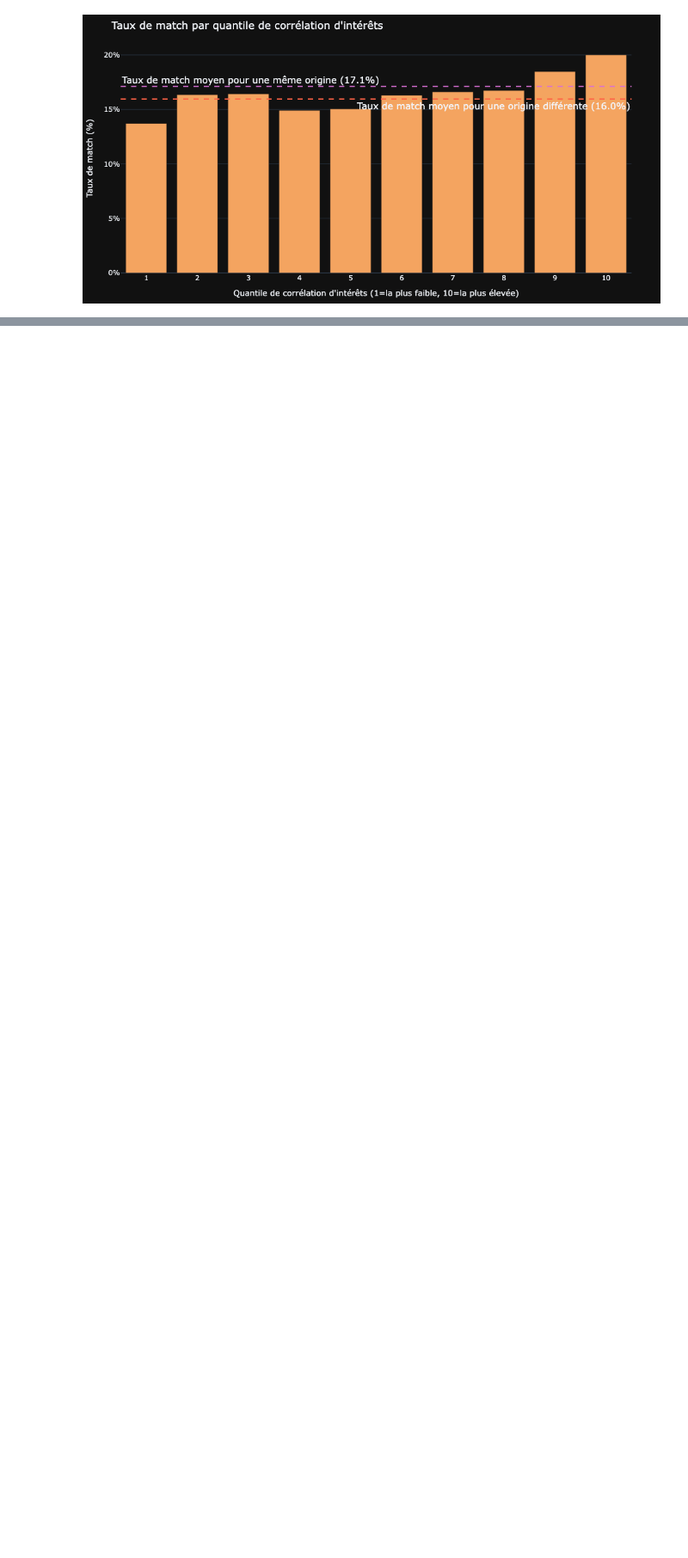
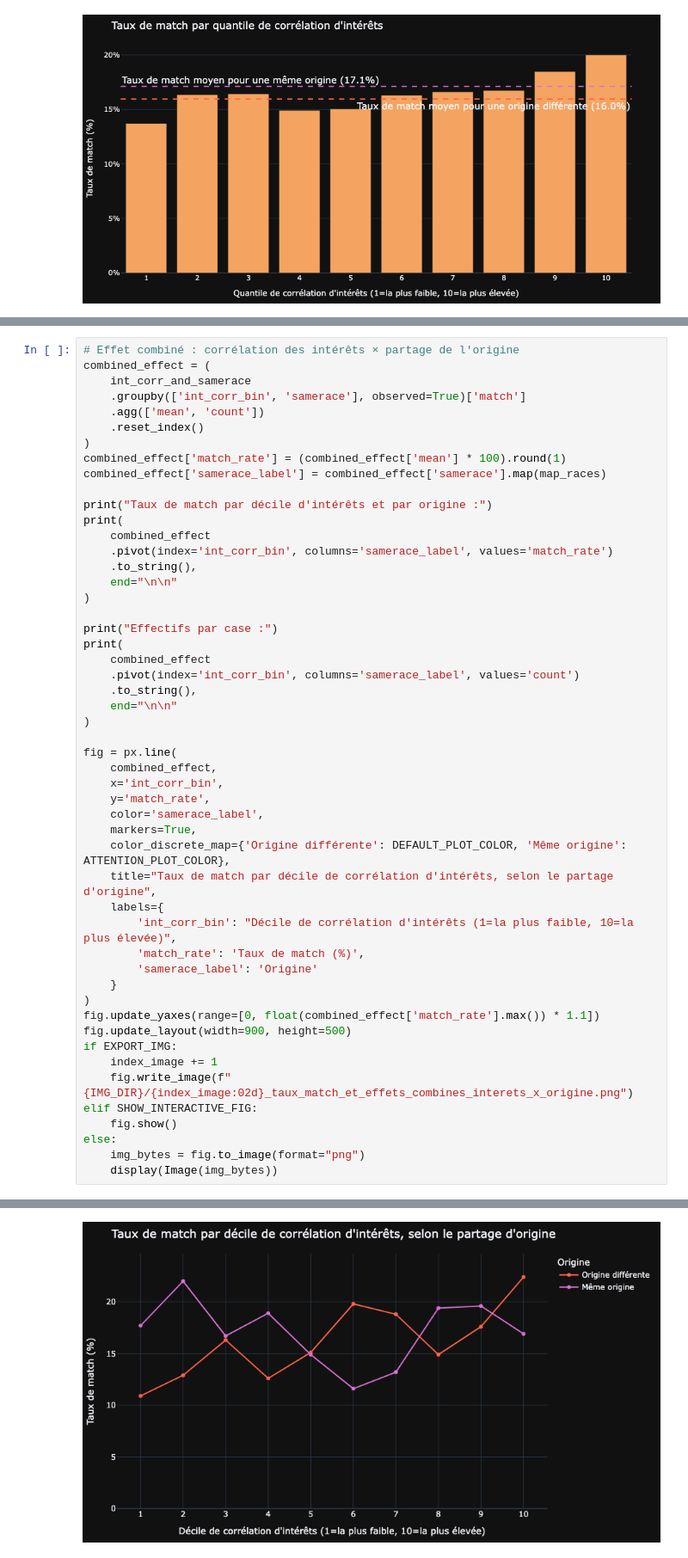
Before and after one commit to YoannRobert/jedha_projects, a Jupyter notebook: bloc2/Tinder/notebooks/Tinder.ipynb, the cells around one changed output, grey strips where cells are left out. Shown at 86% size. Saved outputs shown, nothing was run; the diff lists cells and outputs as text; blank space fills up the shorter version.

```diff
--- a/bloc2/Tinder/notebooks/Tinder.ipynb
+++ b/bloc2/Tinder/notebooks/Tinder.ipynb
@@ -1710,0 +1775,52 @@ Même origine          17.1
+# %%
+# Effet combiné : corrélation des intérêts × partage de l'origine
+combined_effect = (
+    int_corr_and_samerace
+    .groupby(['int_corr_bin', 'samerace'], observed=True)['match']
+    .agg(['mean', 'count'])
+    .reset_index()
+)
+combined_effect['match_rate'] = (combined_effect['mean'] * 100).round(1)
+combined_effect['samerace_label'] = combined_effect['samerace'].map(map_races)
+
+print("Taux de match par décile d'intérêts et par origine :")
+print(
+    combined_effect
+    .pivot(index='int_corr_bin', columns='samerace_label', values='match_rate')
+    .to_string(),
+    end="\n\n"
+)
+
+print("Effectifs par case :")
+print(
+    combined_effect
+    .pivot(index='int_corr_bin', columns='samerace_label', values='count')
+    .to_string(),
+    end="\n\n"
+)
+
+fig = px.line(
+    combined_effect,
+    x='int_corr_bin',
+    y='match_rate',
+    color='samerace_label',
+    markers=True,
+    color_discrete_map={'Origine différente': DEFAULT_PLOT_COLOR, 'Même origine': ATTENTION_PLOT_COLOR},
+    title="Taux de match par décile de corrélation d'intérêts, selon le partage d'origine",
+    labels={
+        'int_corr_bin': "Décile de corrélation d'intérêts (1=la plus faible, 10=la plus élevée)",
+        'match_rate': 'Taux de match (%)',
+        'samerace_label': 'Origine'
+    }
+)
+fig.update_yaxes(range=[0, float(combined_effect['match_rate'].max()) * 1.1])
+fig.update_layout(width=900, height=500)
+if EXPORT_IMG:
+    index_image += 1
+    fig.write_image(f"{IMG_DIR}/{index_image:02d}_taux_match_et_effets_combines_interets_x_origine.png")
+elif SHOW_INTERACTIVE_FIG:
+    fig.show()
+else:
+    img_bytes = fig.to_image(format="png")
+    display(Image(img_bytes))
+# %% [output]
@@ -1711,3 +1844,4 @@ Même origine          17.1
+[figure, added]
 # %% [markdown]
 ### Effet de la position relative du speed date dans la soirée sur l'obtention d'un second date
 
```
Also changed, not shown: parts of 12 cells of this notebook, 1 other file.
